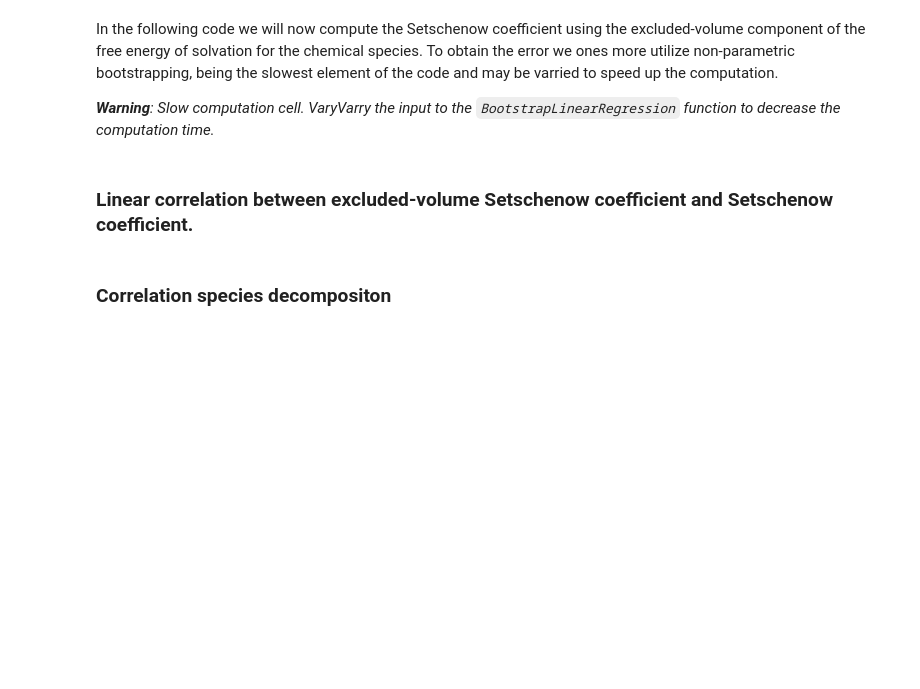
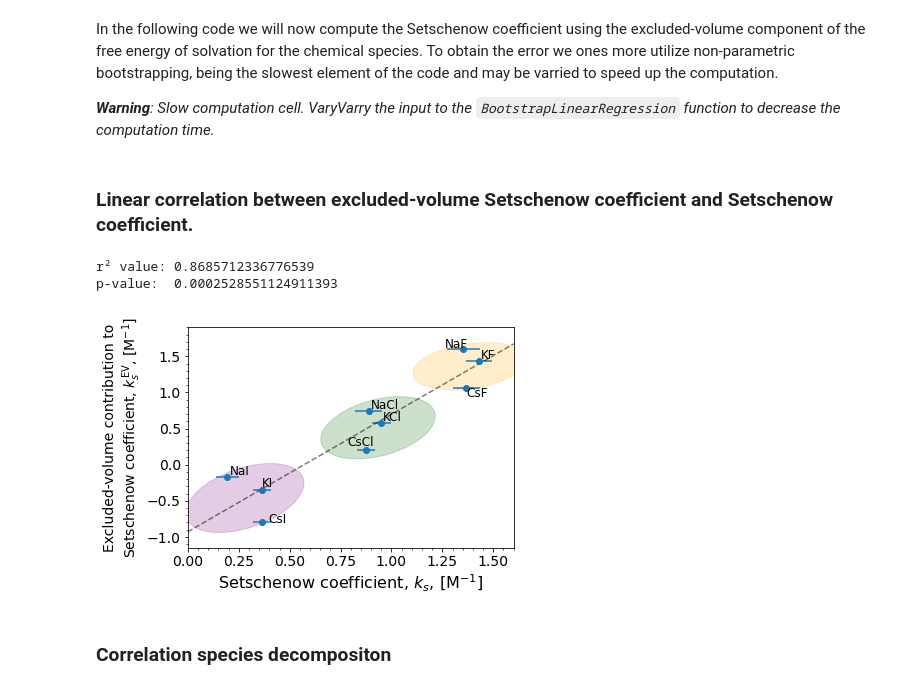
Before and after one commit to SHervoe-Hansen/Caffeine_solubility, a Jupyter notebook: Analysis_opls.ipynb, the cells around one changed output. Cells and saved outputs as stored; diff of their text form; code cells hidden in the pictures; blank space fills up the shorter version.

```diff
--- a/Analysis_opls.ipynb
+++ b/Analysis_opls.ipynb
@@ -670,7 +687,7 @@ In the following code we will now compute the Setschenow coefficient using the e
 
 <i><b>Warning</b>: Slow computation cell. VaryVarry the input to the `BootstrapLinearRegression` function to decrease the computation time.</i>
 # %%
-files = ['_results.yml', '_results_Ksalts.yml', '_results_Cssalts.yml'] # Sodium, Kalium, Caesium
+files = ['_results.yml'] # Sodium, Kalium, Caesium
 salts = ['NaF', 'NaCl', 'NaI', 'KF', 'KCl', 'KI', 'CsF', 'CsCl', 'CsI']
 concs = [0.00, 0.50, 1.00, 1.50, 2.00]
 
@@ -696,12 +713,12 @@ for convar, salt in enumerate(salts):
                 chempots[:,0] = np.zeros(shape=(25))
             elif conc == 0:
                 for fileNr in range(1,26):
-                    data = np.loadtxt('/home/stefan/Caffeine_solubility/Simulations/opls_simulations/NaCl/0.00/cumsfe{fileNr:02d}'.format(fileNr=fileNr),
+                    data = np.loadtxt('Simulations/opls_simulations/NaCl/0.00/cumsfe{fileNr:02d}'.format(fileNr=fileNr),
                                       usecols=(0,1))
                     chempots[fileNr-1,0] = data[-1, 1] - np.interp(20, data[:,0], data[:,1])
             else:
                 for fileNr in range(1,26):
-                    data = np.loadtxt('/home/stefan/Caffeine_solubility/Simulations/opls_simulations/{salt}/{conc:.2f}/cumsfe{fileNr:02d}'.format(salt=salt, conc=conc, fileNr=fileNr),
+                    data = np.loadtxt('Simulations/opls_simulations/{salt}/{conc:.2f}/cumsfe{fileNr:02d}'.format(salt=salt, conc=conc, fileNr=fileNr),
                                       usecols=(0, specie))
                     chempots[fileNr-1,i] = data[-1, 1] - np.interp(20, data[:,0], data[:,1])
 
@@ -724,38 +741,44 @@ fig, ax = plt.subplots(nrows=1, ncols=1, figsize=(6,4))
 ax.errorbar(SetCof[:,0], SetCof_eV[:,0], xerr=SetCofErr[:,0], yerr=SetCofErr_eV[:,0], marker='o', linestyle='None')
 for i, txt in enumerate(salts):
     if txt == 'NaF':
         ax.annotate(txt, (SetCof[:,0][i]-0.09, SetCof_eV[:,0][i]+0.02), fontsize=12)
     elif txt =='KI':
         ax.annotate(txt, (SetCof[:,0][i], SetCof_eV[:,0][i]+0.05), fontsize=12)
     elif txt =='CsCl':
         ax.annotate(txt, (SetCof[:,0][i]-0.09, SetCof_eV[:,0][i]+0.05), fontsize=12)
     elif txt =='CsF':
         ax.annotate(txt, (SetCof[:,0][i], SetCof_eV[:,0][i]-0.12), fontsize=12)
     elif txt =='CsI':
         ax.annotate(txt, (SetCof[:,0][i]+0.03, SetCof_eV[:,0][i]-0.01), fontsize=12)
     else:
         ax.annotate(txt, (SetCof[:,0][i]+0.01, SetCof_eV[:,0][i]+0.03), fontsize=12)
-ax.plot(np.arange(-0.2, 1.4, 0.001), np.arange(-0.2, 1.4, 0.001)*stats.slope + stats.intercept,
+ax.plot(np.arange(-0.2, 1.9, 0.001), np.arange(-0.2, 1.9, 0.001)*stats.slope + stats.intercept,
         alpha=0.5, color='black', linestyle='dashed')
 
 for anion in range(3): # loop over anion species
     x = SetCof[:,0][anion:-1:3].mean()
     y = SetCof_eV[:,0][anion:-1:3].mean()
     if anion == 1:
         el = mpatches.Ellipse((x+0.03, y), 0.5, 0.9, angle=-20, alpha=0.2, color=colors[anion])
+    elif anion == 2:
+        el = mpatches.Ellipse((x, y-0.2), 0.5, 1.0, angle=-20, alpha=0.2, color=colors[anion])
     else:
-        el = mpatches.Ellipse((x, y), 0.3, 0.6, angle=-30, alpha=0.2, color=colors[anion])
+        el = mpatches.Ellipse((x, y), 0.5, 0.7, angle=-30, alpha=0.2, color=colors[anion])
     ax.add_artist(el)
 
 ax.minorticks_on()
 ax.set_ylabel(f'Excluded-volume contribution to\nSetschenow coefficient, $k_{{s}}^{{\mathrm{{EV}}}}$, [M$^{{-1}}$]', fontsize=14)
 ax.set_xlabel(r'Setschenow coefficient, $k_s$, [M$^{-1}$]', fontsize=16)
-ax.set_xlim(-0.15, 1.3)
-ax.set_ylim(-0.29, 1.7)
+ax.set_xlim(0.0, 1.6)
+ax.set_ylim(-1.15, 1.9)
 ax.tick_params(axis='both', labelsize=14)
 
 fig.tight_layout()
-fig.savefig('images/ExcludedVolumeCorrelation.pdf', bbox_inches='tight')
+fig.savefig('images/opls_figures/ExcludedVolumeCorrelation.pdf', bbox_inches='tight')
+# %% [output]
+r² value: 0.8685712336776539
+p-value:  0.0002528551124911393
+[figure, added]
 # %% [markdown]
 ### Correlation species decompositon
 # %%
```
Also changed, not shown: parts of 21 cells of this notebook, 15 other files.
